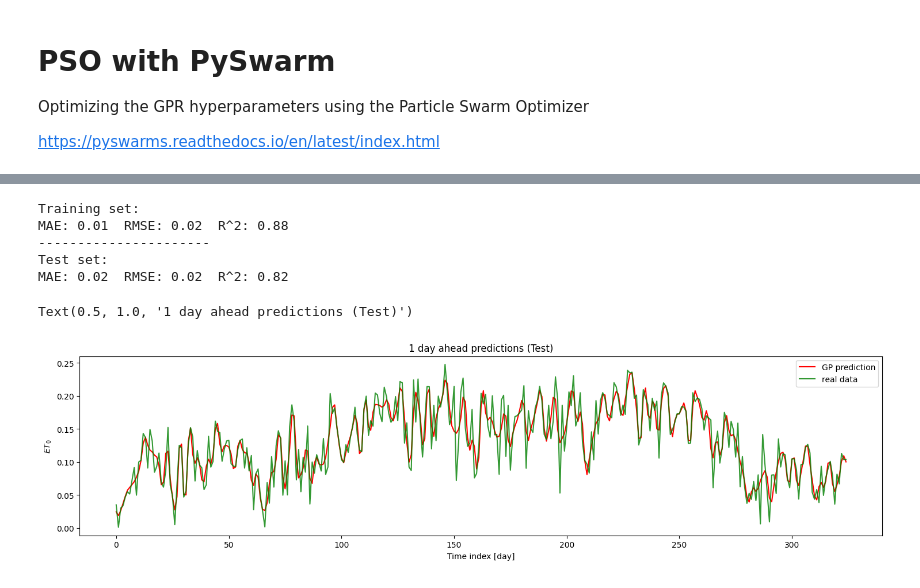
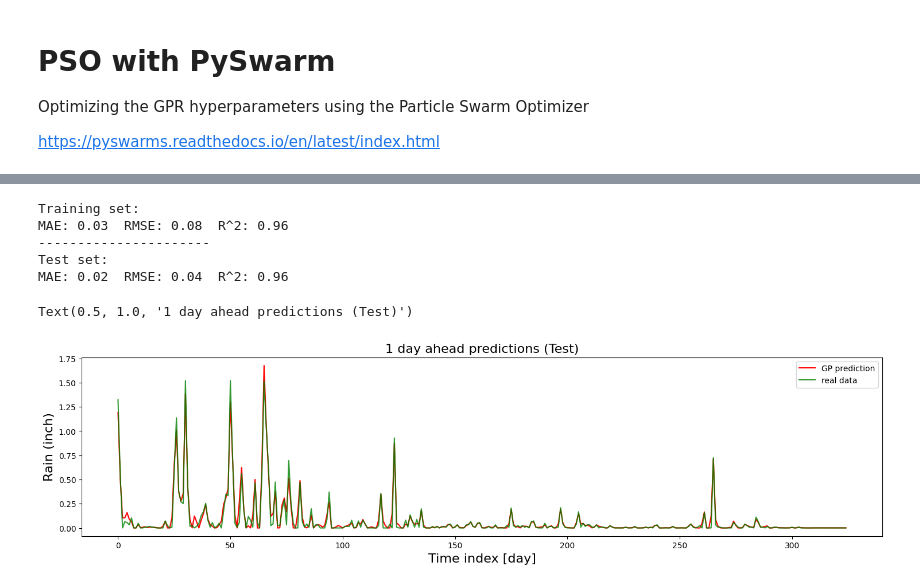
Before and after one commit to ekourkchi/Weather_research, a Jupyter notebook: Wavelet_HOBO_GPR_PSO.ipynb, the cells around one changed output, grey strips where cells are left out. Drawn from its saved outputs; the diff is of its cells as text; code cells hidden in the pictures.

```diff
--- a/Wavelet_HOBO_GPR_PSO.ipynb
+++ b/Wavelet_HOBO_GPR_PSO.ipynb
@@ -137,9 +137,9 @@ data.tail(10)
 import pywt
 
 n_take = len(data)
-n_level = 3
+n_level = 2
 waveletname = 'db4'
-SharpData = data['ETo_CIMIS'].values
+SharpData = data['Rain'].values
 
 data3 = pywt.downcoef('a', SharpData, waveletname, level=n_level)
 data["Wa3"] = pywt.upcoef('a', data3, waveletname, level=n_level, take=n_take)
@@ -254,7 +261,7 @@ def funcMAX(func, X, y, addParam = 0, maxiter=500, method='L-BFGS-B', verbose=Fa
 
   return result
 # %%
-def dataPrepare2(y, z, v, w, n = 3, d = 1):
+def dataPrepare2(y, z, v, w, u, n = 3, d = 1):
   '''
   Generating discrete data points out of the given series
 
@@ -269,7 +276,7 @@ def dataPrepare2(y, z, v, w, n = 3, d = 1):
   N = len(y)
   dd = d - 1
 
-  XS = np.zeros((N-n-dd, 3*n))
+  XS = np.zeros((N-n-dd, 4*n))
   ys = np.zeros(N-n-dd)
 
   p = 0
@@ -280,7 +287,7 @@ def dataPrepare2(y, z, v, w, n = 3, d = 1):
       XS[p,:n]      = z[i:i+n]
       XS[p,n:2*n]   = v[i:i+n]
       XS[p,2*n:3*n] = w[i:i+n]
-      # XS[p,3*n:4*n] = u[i:i+n]
+      XS[p,3*n:4*n] = u[i:i+n]
 
       ys[p] = y[i+n+dd]
       p+=1
@@ -342,10 +349,10 @@ In the following example for mDelay=3, 3*4 features would be generated. 3-lags,
 mDelay = 10
 nAhead = 1
 
-XS2, ys2 = dataPrepare2(y, z, v, w, n=mDelay, d=nAhead)
-XS_test2, ys_test2 = dataPrepare2(y_test, z_test, v_test, w_test, n=mDelay, d=nAhead)
+XS2, ys2 = dataPrepare2(y, z, v, w, u, n=mDelay, d=nAhead)
+XS_test2, ys_test2 = dataPrepare2(y_test, z_test, v_test, w_test, u_test, n=mDelay, d=nAhead)
 
-n_components = 3*mDelay
+n_components = 4*mDelay
 # %%
 XS2.shape, ys2.shape
 # %% [output]
@@ -506,40 +516,47 @@ gp_yp, gp_yp_std = gp.predict(ys2, XS2/np.vstack([L]*m), return_var=True)
 
 gp_yp_test, gp_yp_test_std = gp.predict(ys2, XS_test2/np.vstack([L]*m_test), return_var=True)
 # %%
+def gtzero(x):
+
+  for i in range(len(x)):
+    if x[i]<=0:
+      x[i] = 0
+  return x
+
 print("Training set: ")
-metrics(ys2, gp_yp)
+metrics(ys2, gtzero(gp_yp))
 print("----------------------")
 print("Test set: ")
-metrics(ys_test2, gp_yp_test)
+metrics(ys_test2, gtzero(gp_yp_test))
 # %% [output]
 Training set:
-MAE: 0.01  RMSE: 0.02  R^2: 0.88
+MAE: 0.03  RMSE: 0.08  R^2: 0.96
 ----------------------
 Test set:
-MAE: 0.02  RMSE: 0.02  R^2: 0.82
+MAE: 0.02  RMSE: 0.04  R^2: 0.96
 # %%
 fig = py.figure(figsize=(15, 4), dpi=100)
 fig.subplots_adjust(wspace=0, top=0.9, bottom=0.12, left=0.05, right=0.98)
 ax = fig.add_subplot(111)
 
 # ax.plot(gp_yp, 'r.-',  alpha=1)
 # ax.plot(ys2, 'g.-', alpha=0.8)
 
-ax.plot(gp_yp_test, 'r-',  alpha=1, label='GP prediction')
+ax.plot(gtzero(gp_yp_test), 'r-',  alpha=1, label='GP prediction')
 ax.plot(ys_test2, 'g-', alpha=0.8, label='real data')
 
 ## Filling
 # ax.fill_between(range(len(gp_yp_test)), gp_yp_test - 1.*np.sqrt(gp_yp_test_std), gp_yp_test + 1.*np.sqrt(gp_yp_test_std),
 #                 color="r", alpha=0.2)
 
 ax.legend()
 # ax.set_xlim(0,len(gp_yp_test))
-ax.set_ylabel("$ET_0$")
-ax.set_xlabel("Time index [day]")
-ax.set_title("1 day ahead predictions (Test)")
+ax.set_ylabel("Rain (inch)", fontsize=16)
+ax.set_xlabel("Time index [day]", fontsize=16)
+ax.set_title("1 day ahead predictions (Test)", fontsize=16)
 # %% [output]
 Text(0.5, 1.0, '1 day ahead predictions (Test)')
-[figure, old version]
+[figure, new version]
 # %%
 plt.plot(ys_test2, gp_yp_test, 'r.')
 
```
Also changed, not shown: parts of 16 cells of this notebook.
